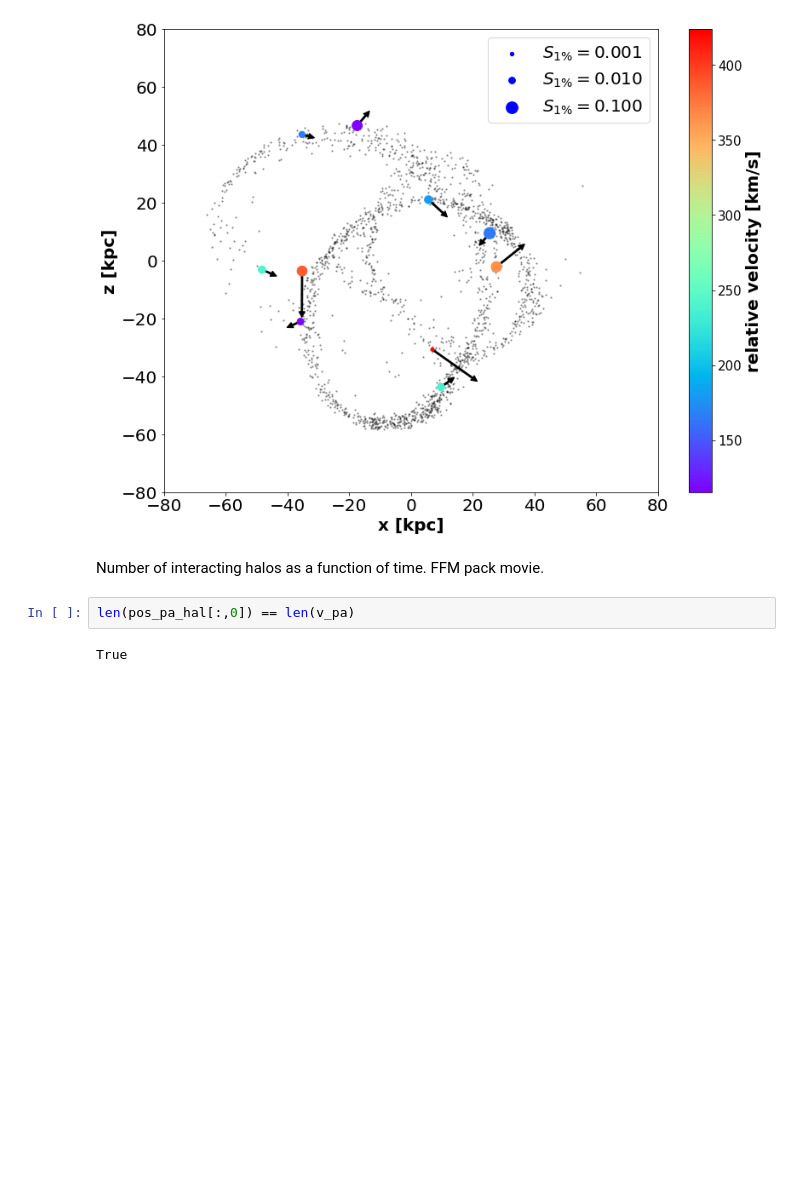
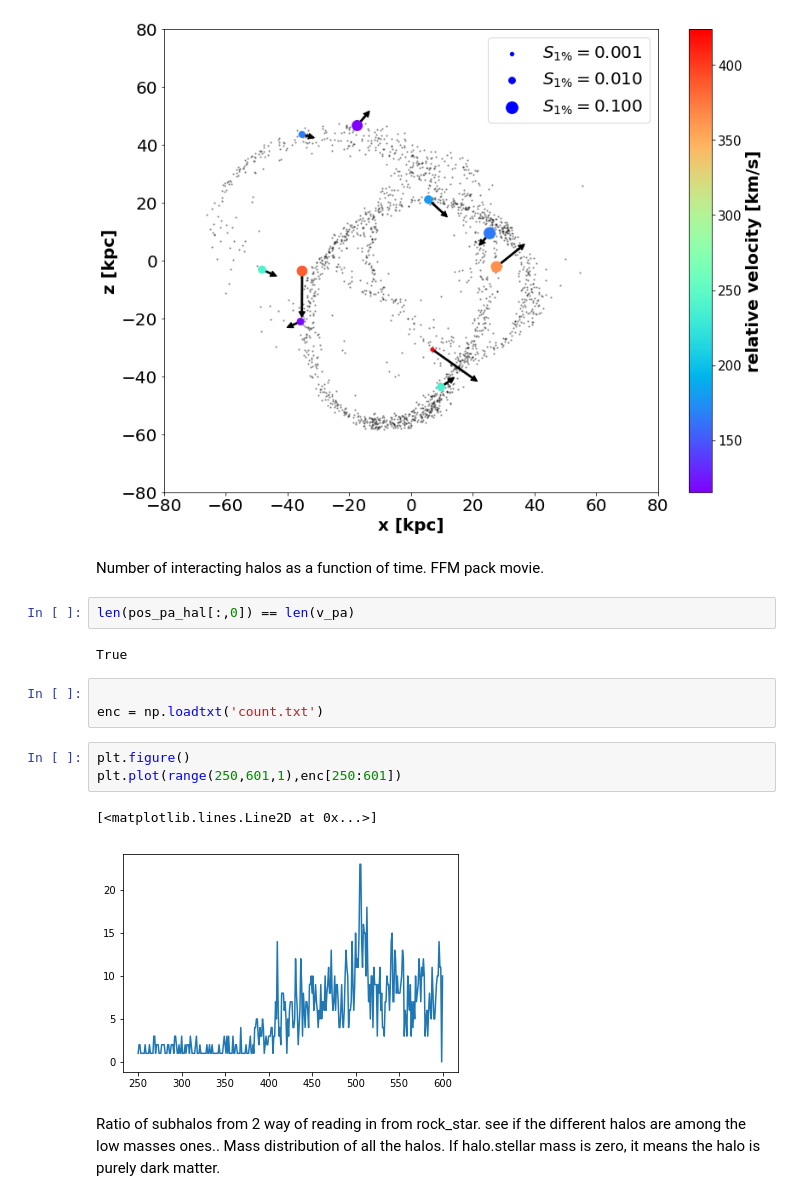
Before and after one commit to nonsk131/darkpy, a Jupyter notebook: stream1.ipynb, the cells around one changed output. Cells and saved outputs as stored; diff of their text form; blank space fills up the shorter version.

```diff
--- a/stream1.ipynb
+++ b/stream1.ipynb
@@ -413,3 +413,14 @@ Number of interacting halos as a function of time. FFM pack movie.
 len(pos_pa_hal[:,0]) == len(v_pa)
 # %% [output]
 True
+# %%
+
+enc = np.loadtxt('count.txt')
+# %%
+plt.figure()
+plt.plot(range(250,601,1),enc[250:601])
+# %% [output]
+[<matplotlib.lines.Line2D at 0x...>]
+[figure, added]
+# %% [markdown]
+Ratio of subhalos from 2 way of reading in from rock_star. see if the different halos are among the low masses ones.. Mass distribution of all the halos. If halo.stellar mass is zero, it means the halo is purely dark matter.
```
Also changed, not shown: 1 other file.
